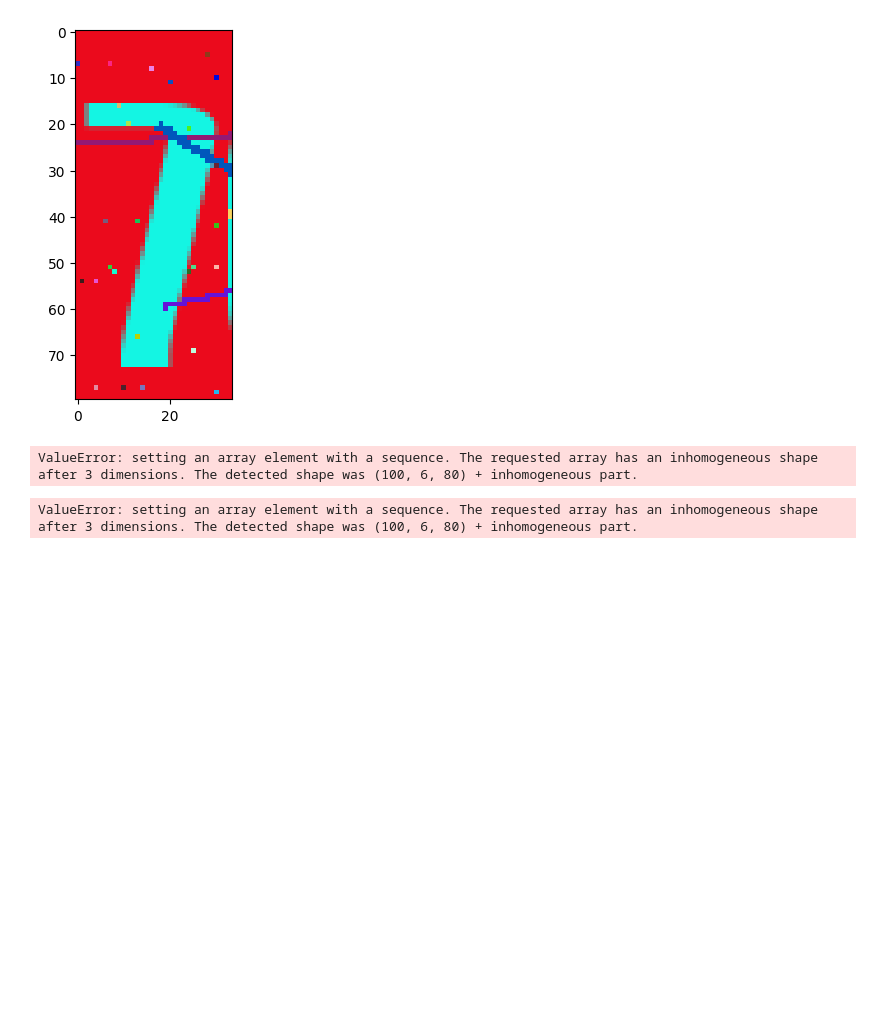
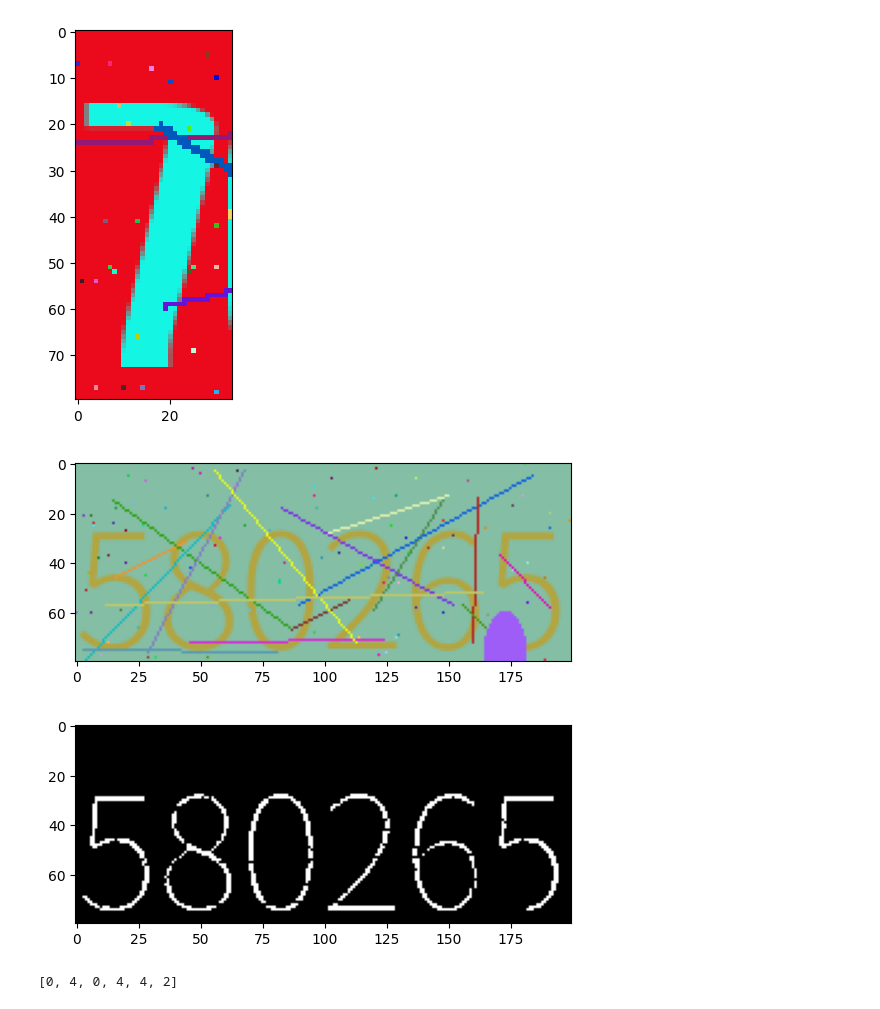
Before and after one commit to Pabloo22/captcha_competition, a Jupyter notebook: notebooks/testing-alvaro.ipynb, the cells around one changed output. Saved outputs shown, nothing was run; the diff lists cells and outputs as text; code cells hidden in the pictures; blank space fills up the shorter version.

```diff
--- a/notebooks/testing-alvaro.ipynb
+++ b/notebooks/testing-alvaro.ipynb
@@ -161,13 +161,21 @@ plt.imshow(img_split[1][:,:,::-1])
 # %% [output]
 <matplotlib.image.AxesImage at 0x...>
 [figure]
-# %%
-# Split the image vertically in 6 equal parts
-X_train_split = np.array([np.array_split(img, 6, axis=1) for img in X_train])
-X_validation_split = np.array([np.array_split(img, 6, axis=1) for img in X_validation])
-# %% [output]
-ValueError: setting an array element with a sequence. The requested array has an inhomogeneous shape after 3 dimensions. The detected shape was (100, 6, 80) + inhomogeneous part.
-# %%
-np.array([np.array_split(i, 6, axis=1) for i in X_train])
-# %% [output]
-ValueError: setting an array element with a sequence. The requested array has an inhomogeneous shape after 3 dimensions. The detected shape was (100, 6, 80) + inhomogeneous part.
+# %%
+from captcha_competition.data import remove_bg_v1
+from captcha_competition.data import generate_captcha_image
+import matplotlib.pyplot as plt
+import numpy as np
+
+img = generate_captcha_image()
+plt.imshow(img[0])
+plt.show()
+plt.imshow(remove_bg_v1(np.array(img[0])), cmap='gray')
+plt.show()
+# %% [output]
+[figure, added]
+[figure, added]
+# %%
+img[1]
+# %% [output]
+[0, 4, 0, 4, 4, 2]
```
